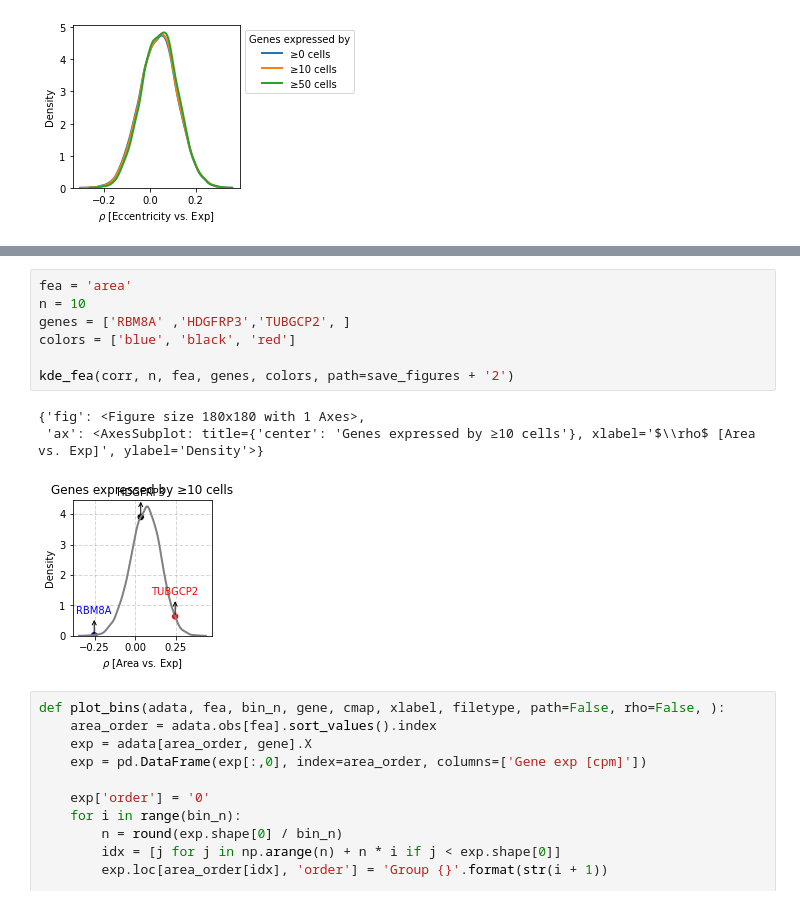
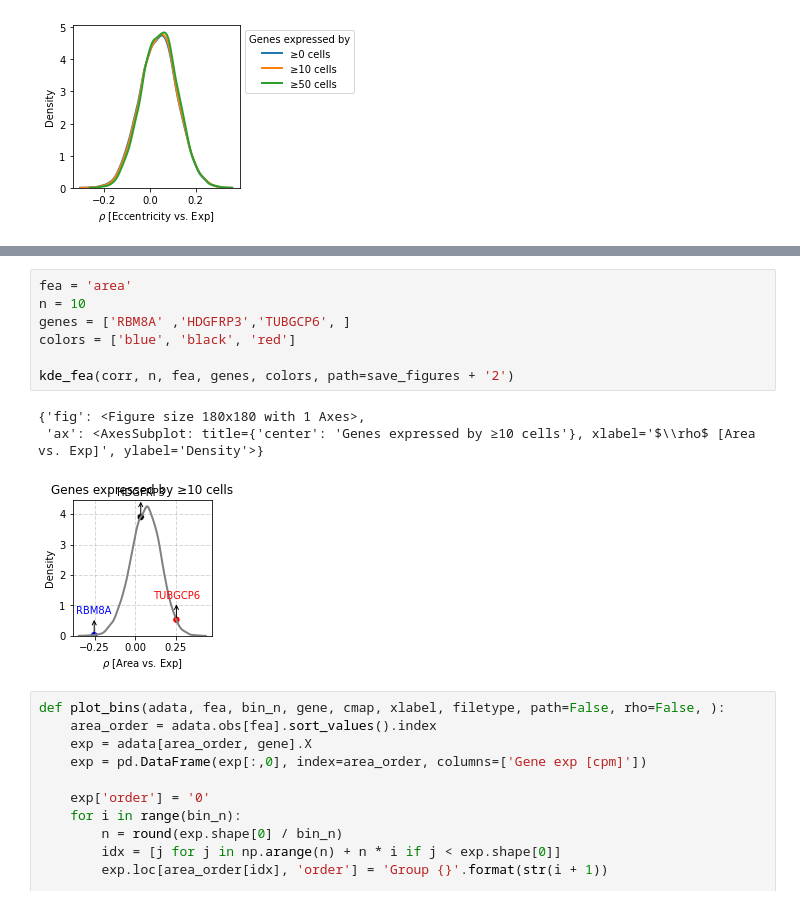
Before and after one commit to echosun77/echosun77-MCF7_hyperspectral_imaging_sequencing, a Jupyter notebook: figures/new_batches/figure3/feature_kdes.ipynb, the cells around one changed output, grey strips where cells are left out. Cells and saved outputs as stored; diff of their text form.

```diff
--- a/figures/new_batches/figure3/feature_kdes.ipynb
+++ b/figures/new_batches/figure3/feature_kdes.ipynb
@@ -191,14 +212,14 @@ kdes(corr, 'eccentricity', path=save_figures)
 # %%
 fea = 'area'
 n = 10
-genes = ['RBM8A' ,'HDGFRP3','TUBGCP2', ]
+genes = ['RBM8A' ,'HDGFRP3','TUBGCP6', ]
 colors = ['blue', 'black', 'red']
 
 kde_fea(corr, n, fea, genes, colors, path=save_figures + '2')
 # %% [output]
 {'fig': <Figure size 180x180 with 1 Axes>,
  'ax': <AxesSubplot: title={'center': 'Genes expressed by ≥10 cells'}, xlabel='$\\rho$ [Area vs. Exp]', ylabel='Density'>}
-[figure, old version]
+[figure, new version]
 # %%
 def plot_bins(adata, fea, bin_n, gene, cmap, xlabel, filetype, path=False, rho=False, ):
     area_order = adata.obs[fea].sort_values().index
```
Also changed, not shown: parts of 12 cells of this notebook, 8 other files.
